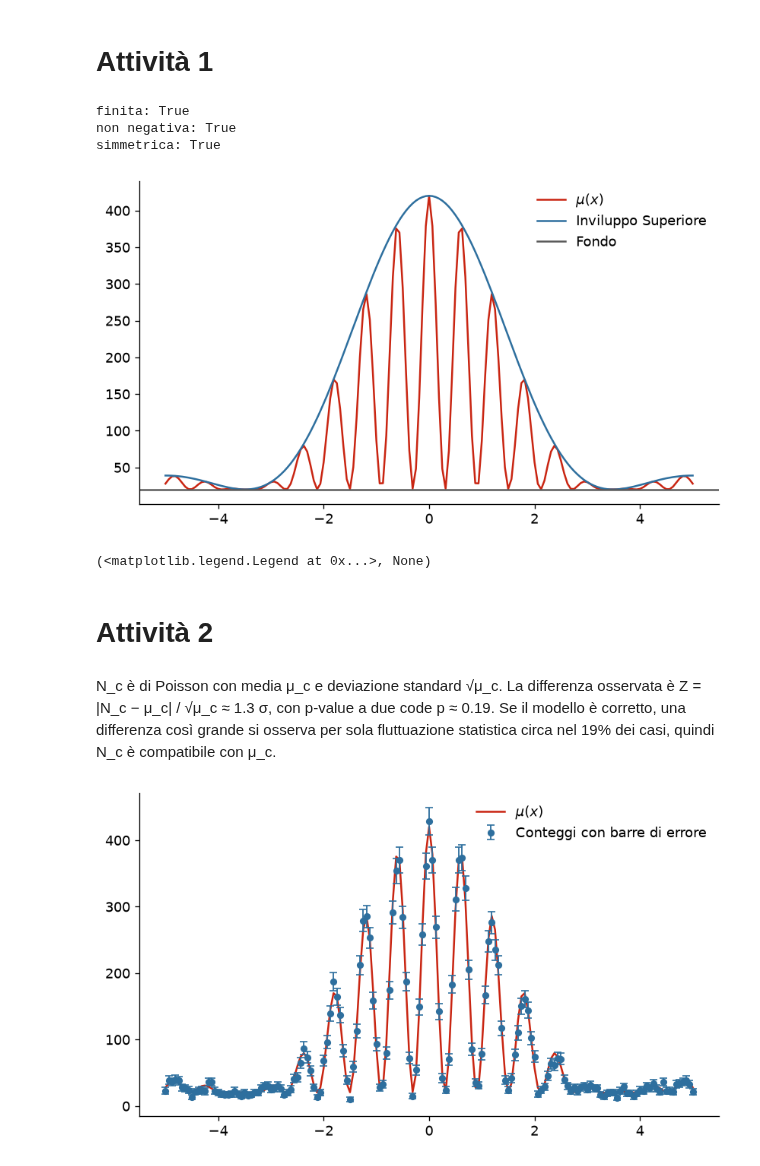
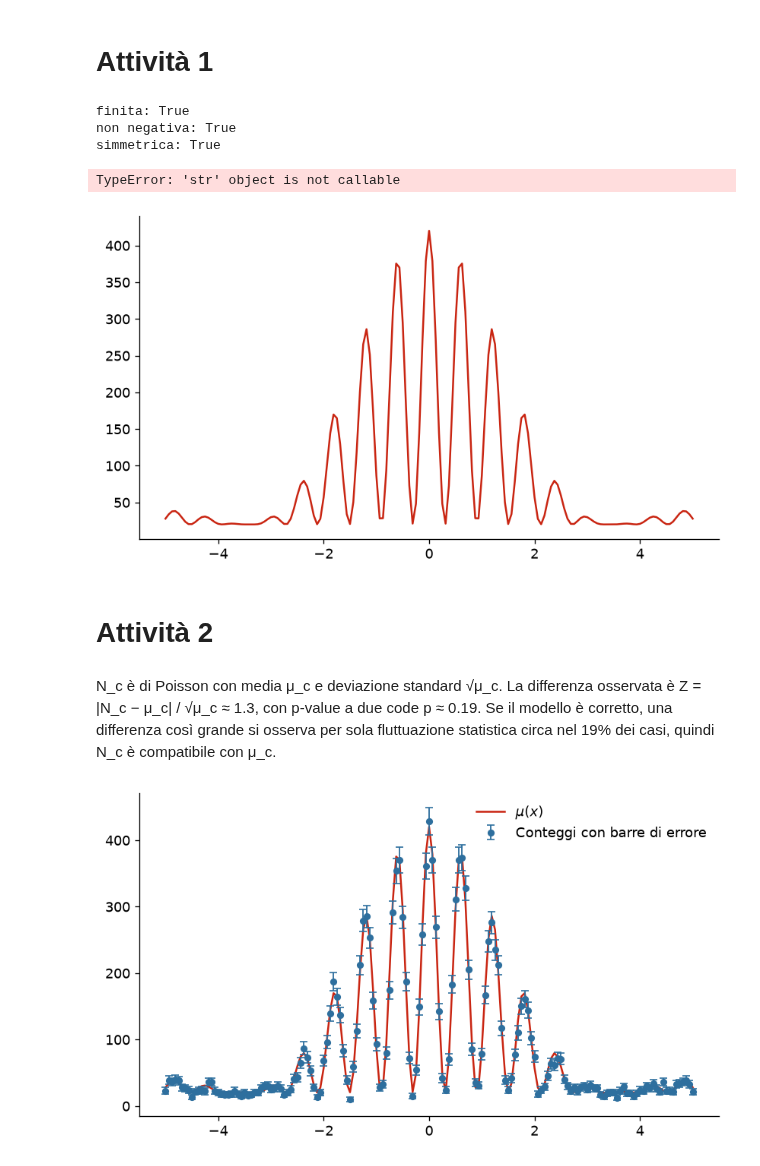
Before and after one commit to tommasomichelini/labemo, a Jupyter notebook: lab1.ipynb, the cells around one changed output. Cells and saved outputs as stored; diff of their text form; code cells hidden in the pictures.

```diff
--- a/lab1.ipynb
+++ b/lab1.ipynb
@@ -23,48 +23,40 @@ plt.rcParams.update({
 # %%
 B = 20
 I0 = 400
 alpha = 0.90
 delta = 5.20
 x_min = -5.0
 x_max = 5.0
 
 x = np.linspace(x_min, x_max, 161)
 
-#def envelope(x, alpha):
- #   return np.sinc(alpha*x/np.pi)**2
-
-#def C(x, delta):
- #   return np.cos(delta*x)**2
-
-#def mu_function(x, B, I0, alpha, delta):
- #   return B + I0 * envelope(x, alpha) * C(x, delta)
 
 E = np.sinc(alpha*x/np.pi)**2
 C = np.cos(delta*x)**2
 mu =  B + (I0 * E) * C
 
 print(f"finita: {np.isfinite(mu).all()}")
 print(f"non negativa: {(mu >= 0).all()}")
 print(f"simmetrica: {np.allclose(mu, mu[::-1])}")
 #dimostrare compatibilità con B + I0
 
 plt.plot(x, mu, color=ROSSO, label=r"$\mu(x)$")
-plt.xlabel=("x [mm]")
-plt.ylabel=("conteggi per bin")
+plt.xlabel("x [mm]")
+plt.ylabel("conteggi per bin")
 plt.plot(x, B + I0 * E, color=AZZURRO, label="Inviluppo Superiore")
 plt.axhline(B, color=GRIGIO, label= "Fondo")
 
 plt.legend(), plt.show()
 # %% [output]
 finita: True
 non negativa: True
 simmetrica: True
+TypeError: 'str' object is not callable
-[figure, old version]
+[figure, new version]
-(<matplotlib.legend.Legend at 0x...>, None)
 # %% [markdown]
 # Attività 2
 # %% [markdown]
-N_c è di Poisson con media μ_c e deviazione standard √μ_c. La differenza osservata è Z = |N_c − μ_c| / √μ_c ≈ 1.3 σ, con p-value a due code p ≈ 0.19. Se il modello è corretto, una differenza così grande si osserva per sola fluttuazione statistica circa nel 19% dei casi, quindi N_c è compatibile con μ_c.
+N_c è di Poisson con media μ_c e deviazione standard √μ_c. La differenza osservata è Z = |N_c − μ_c| / √μ_c ≈ 1.3, con p-value a due code p ≈ 0.19. Se il modello è corretto, una differenza così grande si osserva per sola fluttuazione statistica circa nel 19% dei casi, quindi N_c è compatibile con μ_c.
 # %%
 rng = np.random.default_rng(12345)
 
```
Also changed, not shown: parts of 2 cells of this notebook.
